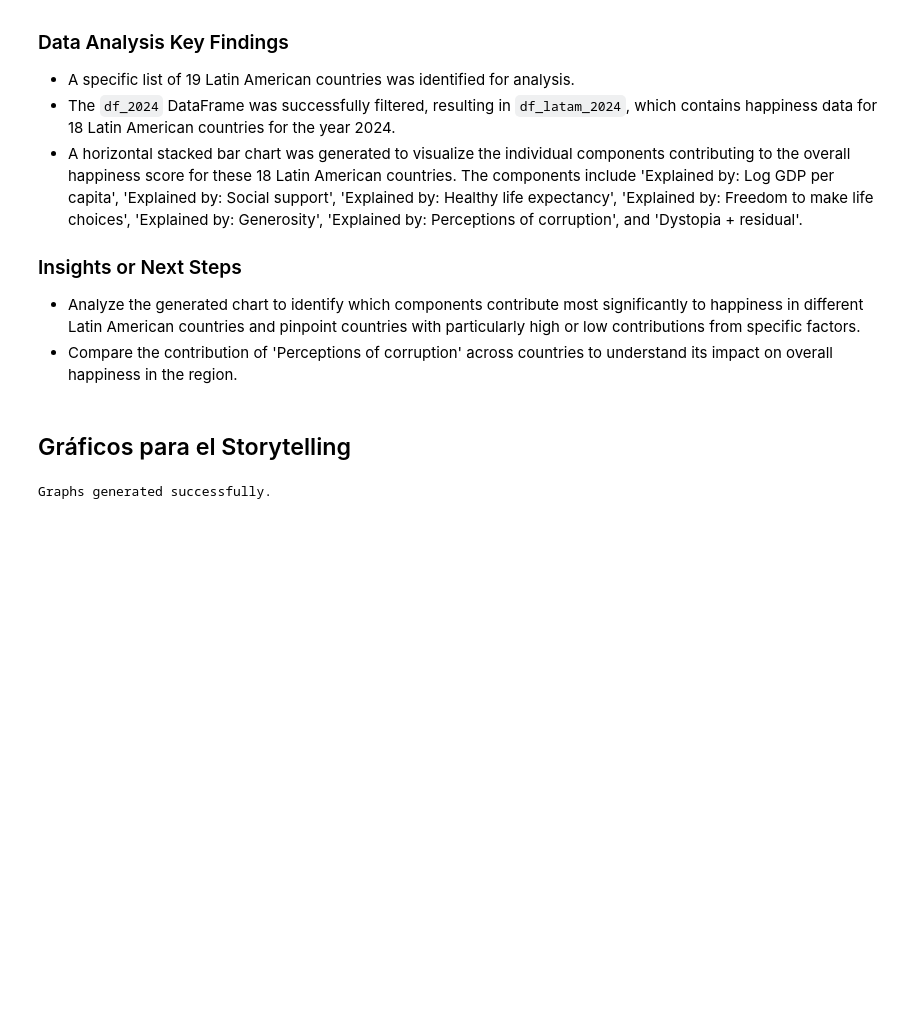
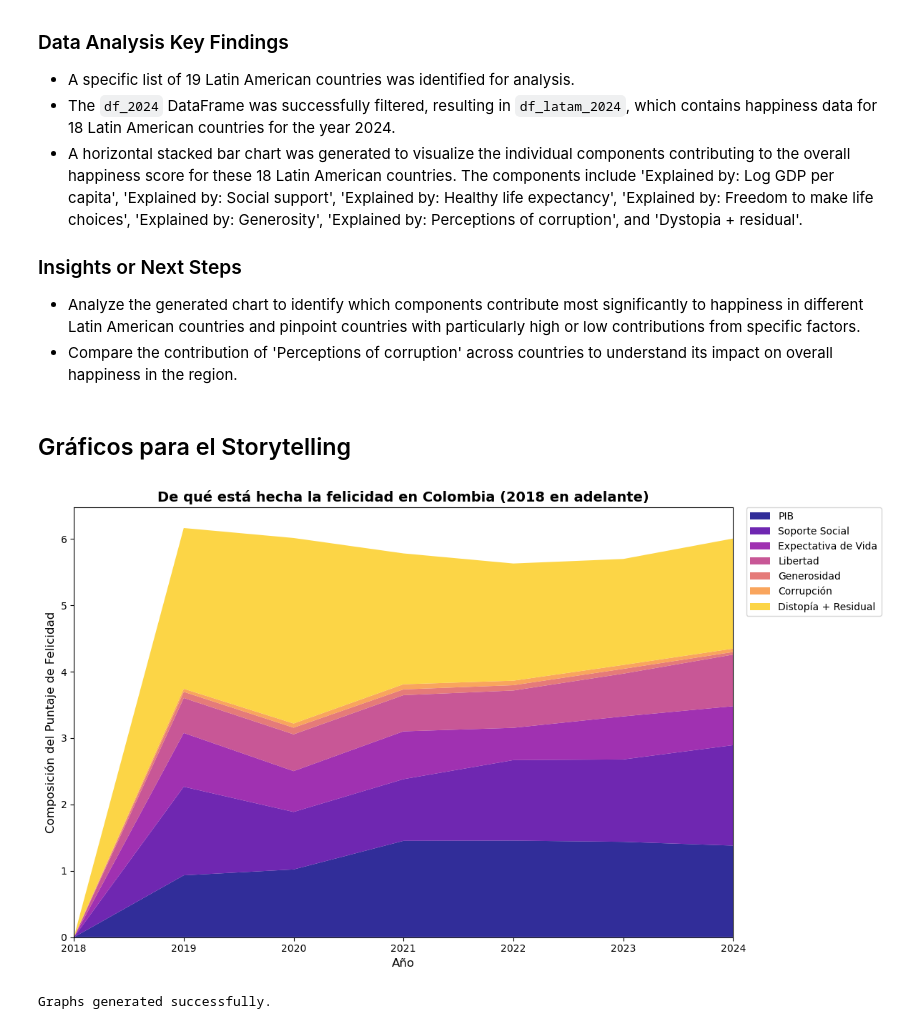
Before and after one commit to SantiagoQP31/proyecto-introduccion-cdos, a Jupyter notebook: notebooks/world_happiness_report_imgs.ipynb, the cells around one changed output. Cells and saved outputs as stored; diff of their text form; code cells hidden in the pictures; blank space fills up the shorter version.

```diff
--- a/notebooks/world_happiness_report_imgs.ipynb
+++ b/notebooks/world_happiness_report_imgs.ipynb
@@ -242,6 +244,8 @@ While the chart image is not directly provided in this summary, the process desc
 # %% [markdown]
 ## Gráficos para el Storytelling
 # %%
+import matplotlib.cm as cm # Importamos cm para los colormaps
+
 # Ensure Year is integer
 df['Year'] = df['Year'].astype(int)
 
@@ -295,55 +299,70 @@ plt.close()
 # ==========================================
 # Gráfico 2: Stacked Area Chart - Composición histórica (Colombia)
 # ==========================================
-df_col_all = df[df['Country name'] == 'Colombia'].sort_values('Year').copy()
+# Filtrar Colombia y Años >= 2018
+df_col_all = df[(df['Country name'] == 'Colombia') & (df['Year'] >= 2018)].sort_values('Year').copy()
 # Fill NaN if any
 df_col_all = df_col_all.fillna(0)
 
+# 1. Determinar el número de capas (factores + Dystopia + residual)
+num_layers = len(factors) + 1
+# 2. Generar una lista de colores usando el colormap 'plasma'
+# np.linspace(0, 0.9, num_layers) crea un array de números espaciados uniformemente
+# entre 0 y 0.9 (para evitar los colores más claros al final del colormap si no los quieres).
+colors = cm.plasma(np.linspace(0, 0.9, num_layers))
+# ---------------------------------------
+
 plt.figure(figsize=(12, 7))
+
 plt.stackplot(df_col_all['Year'],
               df_col_all[factors[0]], df_col_all[factors[1]], df_col_all[factors[2]],
               df_col_all[factors[3]], df_col_all[factors[4]], df_col_all[factors[5]],
               df_col_all['Dystopia + residual'],
               labels=factor_labels + ['Distopía + Residual'],
-              colors=['#1f77b4', '#ff7f0e', '#2ca02c', '#d62728', '#9467bd', '#8c564b', '#e377c2'],
+              colors=colors, # ¡Aquí pasamos la lista de colores generada!
               alpha=0.85)
 
-plt.title('De qué está hecha la felicidad en Colombia (Histórico)', fontsize=14, fontweight='bold')
+plt.title('De qué está hecha la felicidad en Colombia (2018 en adelante)', fontsize=14, fontweight='bold')
 plt.xlabel('Año', fontsize=12)
 plt.ylabel('Composición del Puntaje de Felicidad', fontsize=12)
 plt.legend(loc='upper left', bbox_to_anchor=(1.02, 1), borderaxespad=0.)
+
+# Aseguramos que los años en el eje X sean enteros
 plt.xticks(df_col_all['Year'].astype(int))
+
 plt.margins(x=0)
 plt.tight_layout()
 plt.savefig('colombia_happiness_composition_area.png', dpi=300)
+plt.show() # Para mostrar el gráfico si estás en un entorno interactivo como Jupyter
 plt.close()
 
 # ==========================================
 # Gráfico 3: Bar Chart Comparativo - Colombia vs Finlandia (2024)
 # ==========================================
 df_finland_2024 = df_2024[df_2024['Country name'] == 'Finland']
 
 if not df_col_2024.empty and not df_finland_2024.empty:
     col_values = df_col_2024[factors].values[0]
     fin_values = df_finland_2024[factors].values[0]
 
     x = np.arange(len(factor_labels))
     width = 0.35
 
     plt.figure(figsize=(10, 6))
     plt.barh(x - width/2, col_values, width, label='Colombia', color='gold', edgecolor='black')
     plt.barh(x + width/2, fin_values, width, label='Finlandia (Top 1)', color='cornflowerblue', edgecolor='black')
 
     plt.title('Colombia vs El País Más Feliz (Finlandia - 2024)', fontsize=14, fontweight='bold')
     plt.xlabel('Puntaje Aportado a la Felicidad', fontsize=12)
     plt.yticks(x, factor_labels)
     plt.legend()
     plt.grid(axis='x', linestyle='--', alpha=0.5)
     plt.gca().invert_yaxis() # Highest factor at top
     plt.tight_layout()
     plt.savefig('colombia_vs_finland_bar.png', dpi=300)
     plt.close()
 
 print("Graphs generated successfully.")
 # %% [output]
+[figure, added]
 Graphs generated successfully.
```
Also changed, not shown: parts of 3 cells of this notebook, 6 other files.
